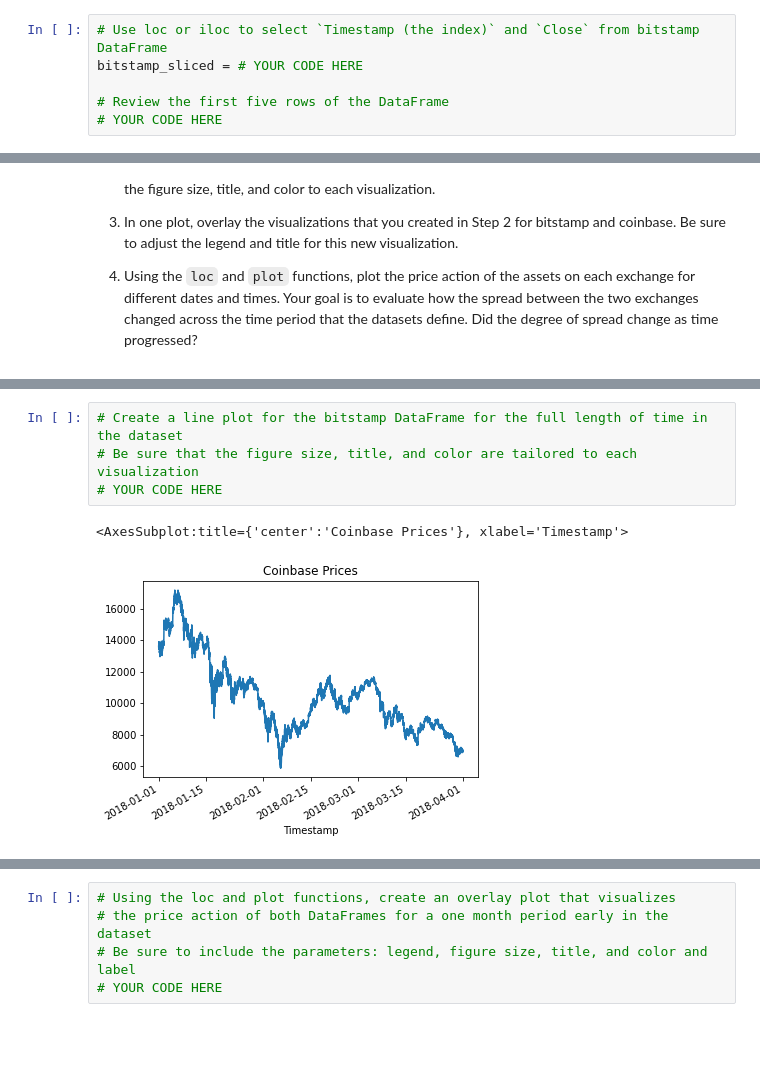
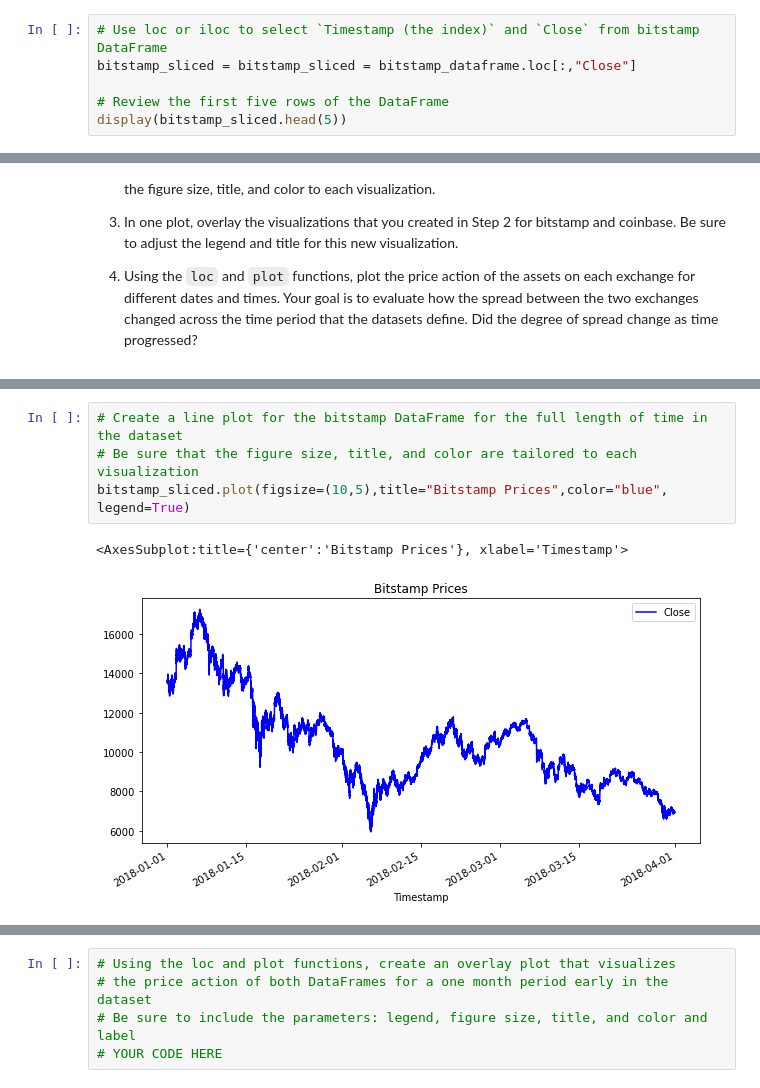
Before and after one commit to millerman421/Module_03_challenge, a Jupyter notebook: Starter_Code/crypto_arbitrage.ipynb, the cells around one changed output, grey strips where cells are left out. Saved outputs shown, nothing was run; the diff lists cells and outputs as text; blank space fills up the shorter version.

Commit message:
Added graphs

```diff
--- a/Starter_Code/crypto_arbitrage.ipynb
+++ b/Starter_Code/crypto_arbitrage.ipynb
@@ -378,8 +378,8 @@ Select the data you want to analyze. Use `loc` or `iloc` to select the following
 * Close
 # %%
 # Use loc or iloc to select `Timestamp (the index)` and `Close` from bitstamp DataFrame
-bitstamp_sliced = # YOUR CODE HERE
+bitstamp_sliced = bitstamp_sliced = bitstamp_dataframe.loc[:,"Close"]
 
 # Review the first five rows of the DataFrame
-# YOUR CODE HERE
+display(bitstamp_sliced.head(5))
 # %% [output]
@@ -445,10 +476,10 @@ Sort through the time series data associated with the bitstamp and coinbase Data
 # %%
 # Create a line plot for the bitstamp DataFrame for the full length of time in the dataset
 # Be sure that the figure size, title, and color are tailored to each visualization
-# YOUR CODE HERE
+bitstamp_sliced.plot(figsize=(10,5),title="Bitstamp Prices",color="blue", legend=True)
 # %% [output]
-<AxesSubplot:title={'center':'Coinbase Prices'}, xlabel='Timestamp'>
+<AxesSubplot:title={'center':'Bitstamp Prices'}, xlabel='Timestamp'>
-[figure, old version]
+[figure, new version]
 # %%
 # Create a line plot for the coinbase DataFrame for the full length of time in the dataset
 # Be sure that the figure size, title, and color are tailored to each visualization
```
Also changed, not shown: parts of 7 cells of this notebook.
